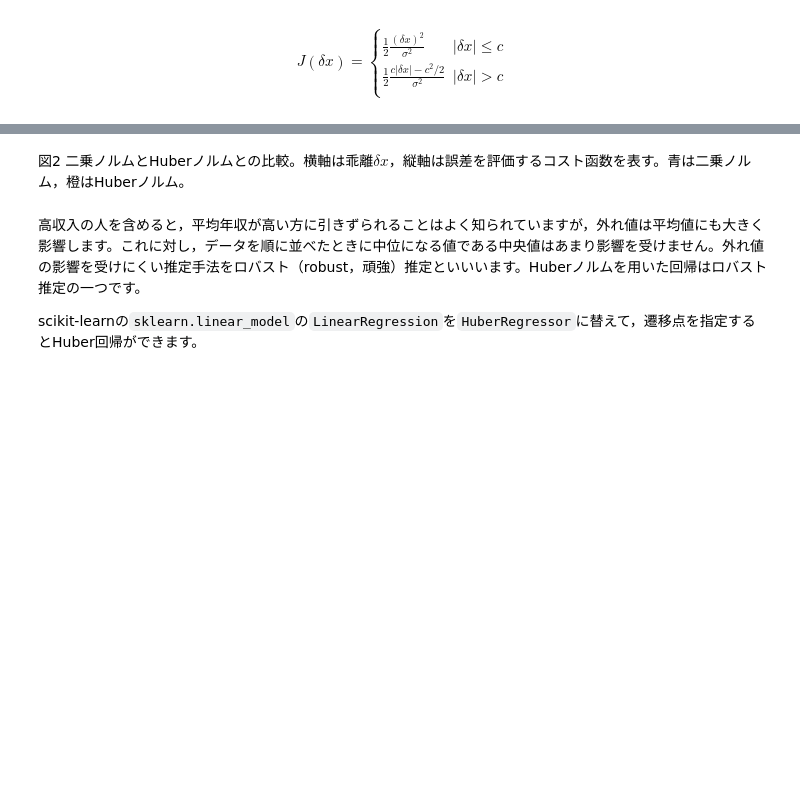
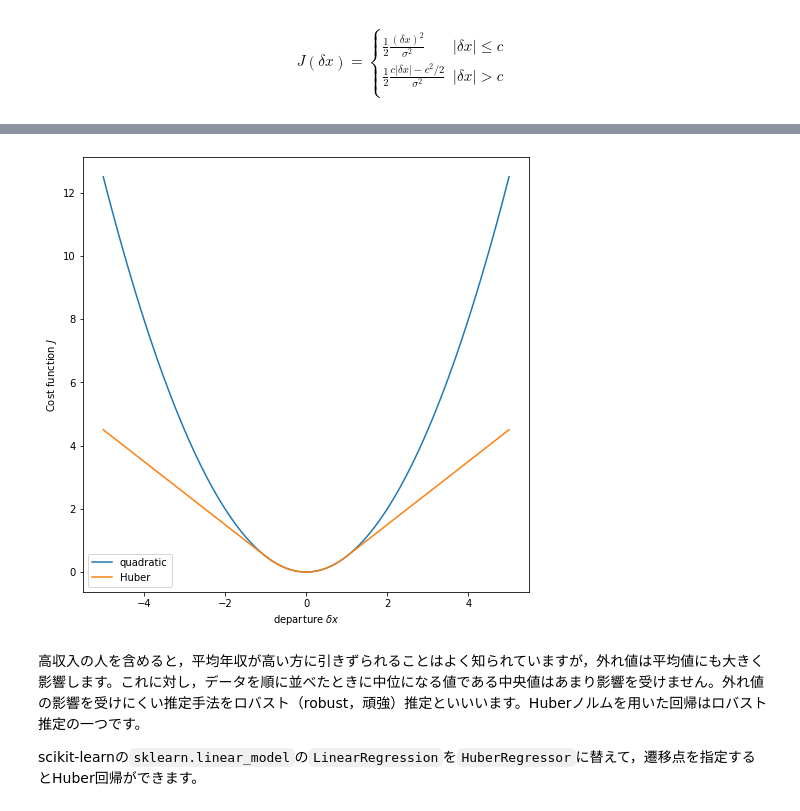
Before and after one commit to tenomoto/pymetds, a Jupyter notebook: Huber.ipynb, the cells around one changed output, grey strips where cells are left out. Cells and saved outputs as stored; diff of their text form; code cells hidden in the pictures; blank space fills up the shorter version.

```diff
--- a/Huber.ipynb
+++ b/Huber.ipynb
@@ -62,5 +113,31 @@ J(\delta x) =
-# %% [markdown]
-図2 二乗ノルムとHuberノルムとの比較。横軸は乖離$\delta x$，縦軸は誤差を評価するコスト函数を表す。青は二乗ノルム，橙はHuberノルム。
+# %%
+import numpy as np
+
+
+def quadratic(x, sigmao=1):
+    return 0.5 * (x / sigmao)**2
+
+def huber(x, c, sigmao=1):
+    absx = np.abs(x)
+    rho = np.where(absx <= c,
+        0.5 * (x / sigmao)**2,
+        (c * (absx - 0.5 * c)) / sigmao**2)
+    return rho
+# %%
+import matplotlib.pyplot as plt
+
+fig, ax = plt.subplots(figsize=[8,8])
+
+x = np.linspace(-5, 5, 101)
+
+ax.plot(x, quadratic(x), label="quadratic")
+ax.plot(x, huber(x, 1), label="Huber")
+ax.set_xlabel("departure $\delta x$")
+ax.set_ylabel("Cost function $J$")
+ax.legend()
+plt.show()
+# %% [output]
+[figure, added]
 # %% [markdown]
 高収入の人を含めると，平均年収が高い方に引きずられることはよく知られていますが，外れ値は平均値にも大きく影響します。これに対し，データを順に並べたときに中位になる値である中央値はあまり影響を受けません。外れ値の影響を受けにくい推定手法をロバスト（robust，頑強）推定といいいます。Huberノルムを用いた回帰はロバスト推定の一つです。
 
```
Also changed, not shown: parts of 14 cells of this notebook, 4 other files.
